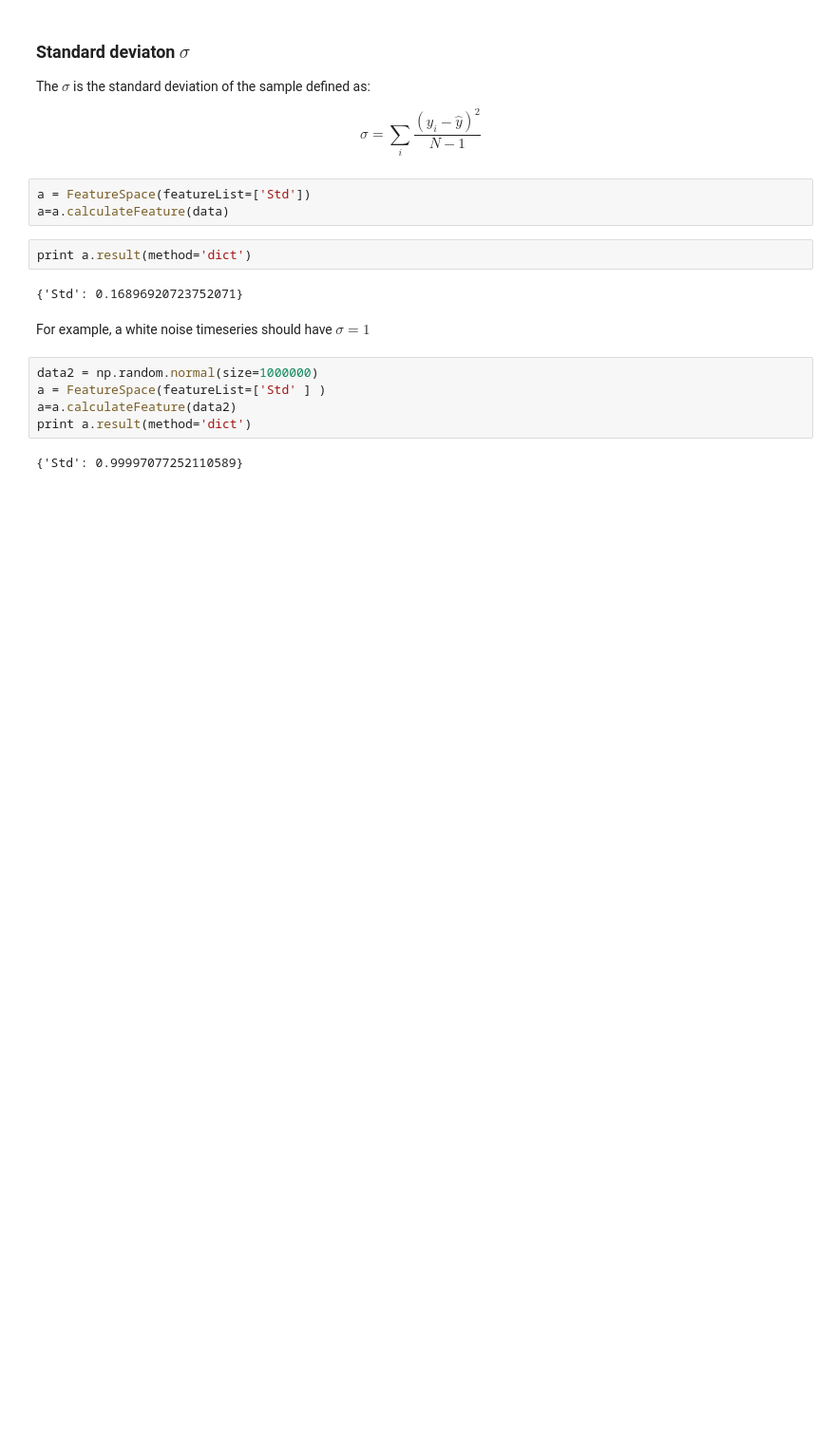
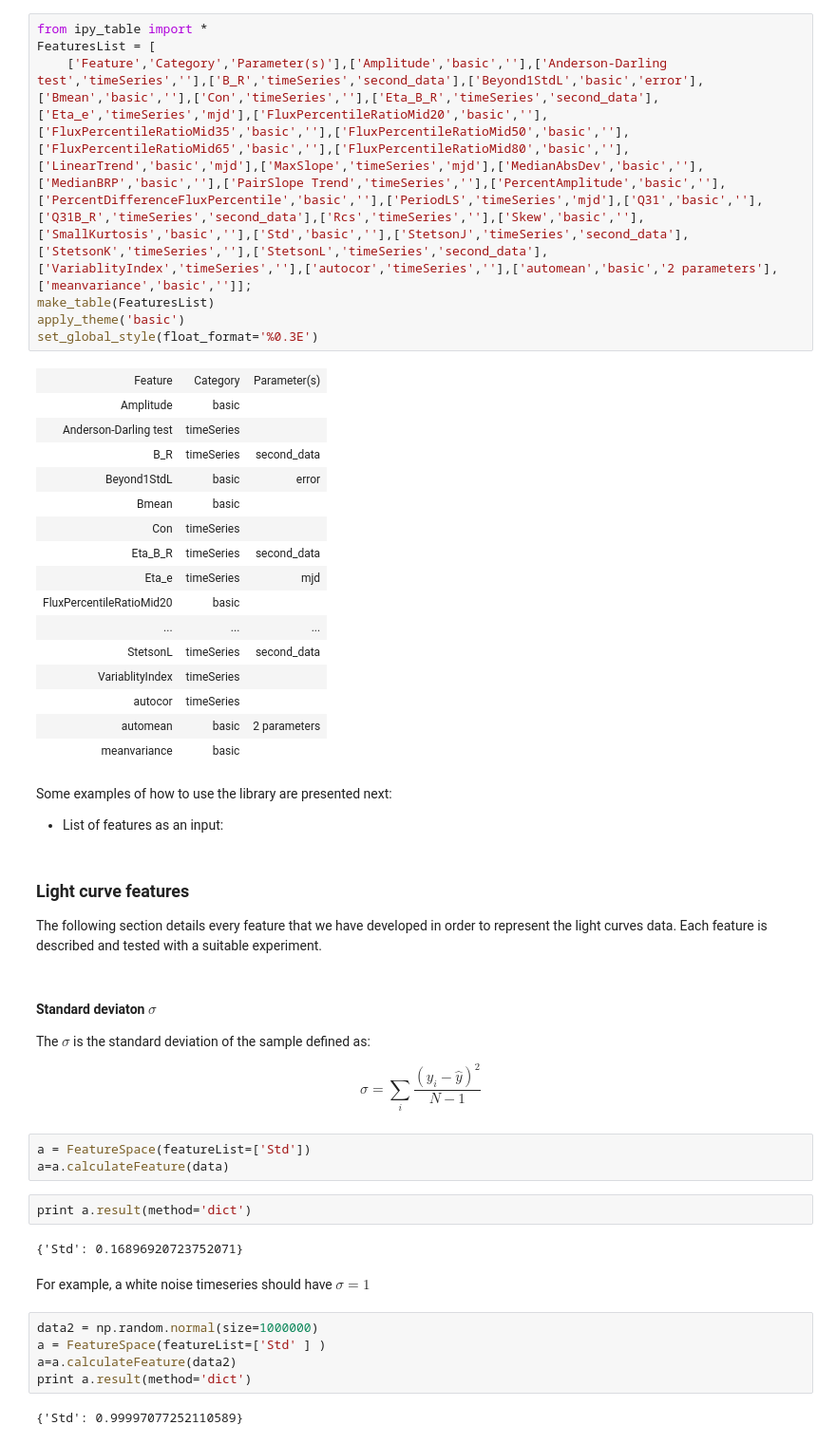
Before and after one commit to isadoranun/time-series-feats, a Jupyter notebook: FeaturesDocumentation.ipynb, the cells around one changed output. Shown at 95% size. Cells and saved outputs as stored; diff of their text form; blank space fills up the shorter version.

```diff
--- a/FeaturesDocumentation.ipynb
+++ b/FeaturesDocumentation.ipynb
@@ -59,5 +61,36 @@ plt.ylabel("Magnitude")
+# %%
+from ipy_table import *
+FeaturesList = [
+    ['Feature','Category','Parameter(s)'],['Amplitude','basic',''],['Anderson-Darling test','timeSeries',''],['B_R','timeSeries','second_data'],['Beyond1StdL','basic','error'],['Bmean','basic',''],['Con','timeSeries',''],['Eta_B_R','timeSeries','second_data'],['Eta_e','timeSeries','mjd'],['FluxPercentileRatioMid20','basic',''],['FluxPercentileRatioMid35','basic',''],['FluxPercentileRatioMid50','basic',''],['FluxPercentileRatioMid65','basic',''],['FluxPercentileRatioMid80','basic',''],['LinearTrend','basic','mjd'],['MaxSlope','timeSeries','mjd'],['MedianAbsDev','basic',''],['MedianBRP','basic',''],['PairSlope Trend','timeSeries',''],['PercentAmplitude','basic',''],['PercentDifferenceFluxPercentile','basic',''],['PeriodLS','timeSeries','mjd'],['Q31','basic',''],['Q31B_R','timeSeries','second_data'],['Rcs','timeSeries',''],['Skew','basic',''],['SmallKurtosis','basic',''],['Std','basic',''],['StetsonJ','timeSeries','second_data'],['StetsonK','timeSeries',''],['StetsonL','timeSeries','second_data'],['VariablityIndex','timeSeries',''],['autocor','timeSeries',''],['automean','basic','2 parameters'],['meanvariance','basic','']];
+make_table(FeaturesList)
+apply_theme('basic')
+set_global_style(float_format='%0.3E')
+# %% [output]
+| Feature | Category | Parameter(s) |
+| Amplitude | basic |  |
+| Anderson-Darling test | timeSeries |  |
+| B_R | timeSeries | second_data |
+| Beyond1StdL | basic | error |
+| Bmean | basic |  |
+| Con | timeSeries |  |
+| Eta_B_R | timeSeries | second_data |
+| Eta_e | timeSeries | mjd |
+| FluxPercentileRatioMid20 | basic |  |
+| ... | ... | ... |
+| StetsonL | timeSeries | second_data |
+| VariablityIndex | timeSeries |  |
+| autocor | timeSeries |  |
+| automean | basic | 2 parameters |
+| meanvariance | basic |  |
+# %% [markdown]
+Some examples of how to use the library are presented next:
+- List of features as an input:
+# %% [markdown]
+### Light curve features
+
+The following section details every feature that we have developed in order to represent the light curves data. Each feature is described and tested with a suitable experiment.
 # %% [markdown]
-### Standard deviaton $\sigma$
+#### Standard deviaton $\sigma$
 The $\sigma$ is the standard deviation of the sample defined as:
 
 $$ \sigma = \sum_{i} \frac{(y_i-\hat{y})^2}{N-1} $$
```
Also changed, not shown: parts of 12 cells of this notebook, 4 other files.
